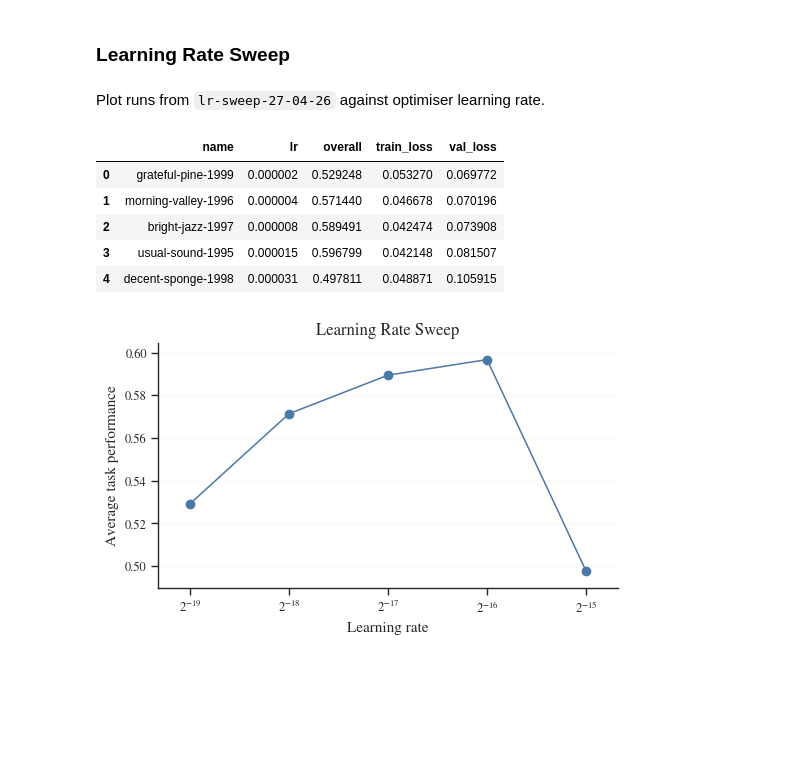
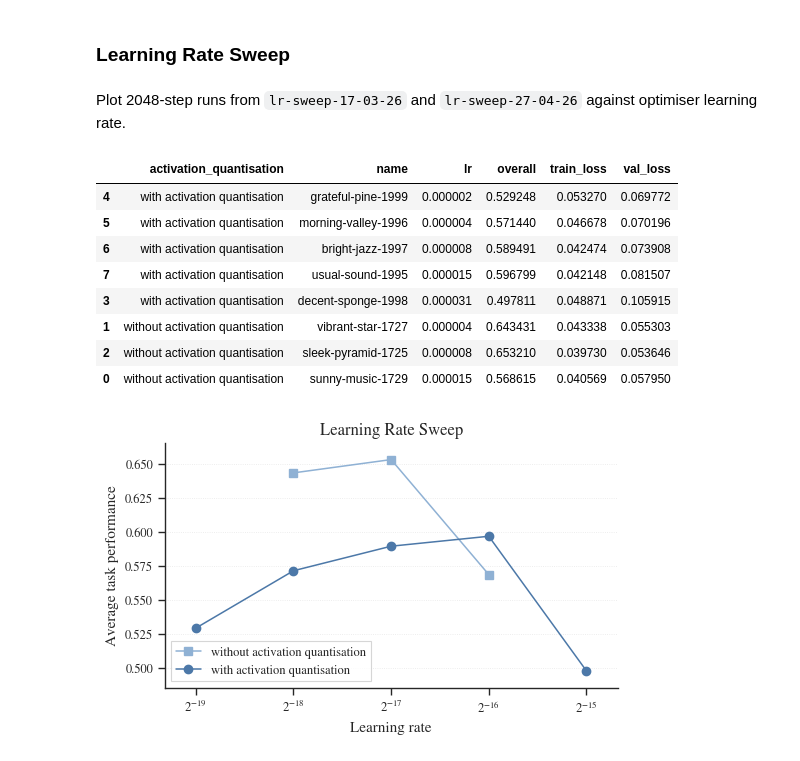
Before and after one commit to graphcore-research/llama-mobile-vlm, a Jupyter notebook: 20260415-PaperFigures.ipynb, the cells around one changed output. Cells and saved outputs as stored; diff of their text form; code cells hidden in the pictures; blank space fills up the shorter version.

Commit message:
Update lr plots

```diff
--- a/20260415-PaperFigures.ipynb
+++ b/20260415-PaperFigures.ipynb
@@ -644,48 +644,70 @@ plt.show()
 # %% [markdown]
 ### Learning Rate Sweep
 # %% [markdown]
-Plot runs from `lr-sweep-27-04-26` against optimiser learning rate.
+Plot 2048-step runs from `lr-sweep-17-03-26` and `lr-sweep-27-04-26` against optimiser learning rate.
 # %%
-lr_sweep_run = "lr-sweep-27-04-26"
+lr_sweep_runs = {
+    "without activation quantisation": "lr-sweep-17-03-26",
+    "with activation quantisation": "lr-sweep-27-04-26",
+}
+lr_styles = {
+    "without activation quantisation": {"color": COLORS["int_direct"], "marker": "s"},
+    "with activation quantisation": {"color": COLORS["int_qat"], "marker": "o"},
+}
 
-lr_df = runs_dataframe(api, lr_sweep_run).sort_values("lr").reset_index(drop=True)
-lr_ticks = lr_df["lr"].tolist()
+lr_df = pd.concat(
+    [
+        runs_dataframe(api, run_name)
+        .loc[lambda df: df["n_steps"] == 2048]
+        .assign(activation_quantisation=label)
+        for label, run_name in lr_sweep_runs.items()
+    ],
+    ignore_index=True,
+).sort_values(["activation_quantisation", "lr"])
+lr_ticks = sorted(lr_df["lr"].unique())
 lr_tick_labels = [rf"$2^{{{round(np.log2(lr))}}}$" for lr in lr_ticks]
 
-display(lr_df[["name", "lr", "overall", "train_loss", "val_loss"]])
+display(lr_df[["activation_quantisation", "name", "lr", "overall", "train_loss", "val_loss"]])
 # %% [output]
-|  | name | lr | overall | train_loss | val_loss |
-| 0 | grateful-pine-1999 | 0.000002 | 0.529248 | 0.053270 | 0.069772 |
-| 1 | morning-valley-1996 | 0.000004 | 0.571440 | 0.046678 | 0.070196 |
-| 2 | bright-jazz-1997 | 0.000008 | 0.589491 | 0.042474 | 0.073908 |
-| 3 | usual-sound-1995 | 0.000015 | 0.596799 | 0.042148 | 0.081507 |
-| 4 | decent-sponge-1998 | 0.000031 | 0.497811 | 0.048871 | 0.105915 |
+|  | activation_quantisation | name | lr | overall | train_loss | val_loss |
+| 4 | with activation quantisation | grateful-pine-1999 | 0.000002 | 0.529248 | 0.053270 | 0.069772 |
+| 5 | with activation quantisation | morning-valley-1996 | 0.000004 | 0.571440 | 0.046678 | 0.070196 |
+| 6 | with activation quantisation | bright-jazz-1997 | 0.000008 | 0.589491 | 0.042474 | 0.073908 |
+| 7 | with activation quantisation | usual-sound-1995 | 0.000015 | 0.596799 | 0.042148 | 0.081507 |
+| 3 | with activation quantisation | decent-sponge-1998 | 0.000031 | 0.497811 | 0.048871 | 0.105915 |
+| 1 | without activation quantisation | vibrant-star-1727 | 0.000004 | 0.643431 | 0.043338 | 0.055303 |
+| 2 | without activation quantisation | sleek-pyramid-1725 | 0.000008 | 0.653210 | 0.039730 | 0.053646 |
+| 0 | without activation quantisation | sunny-music-1729 | 0.000015 | 0.568615 | 0.040569 | 0.057950 |
 # %%
 figsize = (5.2, 3.2)
 fig, ax = plt.subplots(figsize=figsize, constrained_layout=True)
 
-ax.plot(
-    lr_df["lr"],
-    lr_df["overall"],
-    marker="o",
-    markersize=6,
-    color=COLORS["int_qat"],
-    linewidth=LINE_WIDTH,
-)
+for label, style in lr_styles.items():
+    plot_df = lr_df.loc[lr_df["activation_quantisation"] == label]
+    ax.plot(
+        plot_df["lr"],
+        plot_df["overall"],
+        marker=style["marker"],
+        markersize=6,
+        color=style["color"],
+        linewidth=LINE_WIDTH,
+        label=label,
+    )
 ax.set_xscale("log", base=2)
 ax.set(
     title="Learning Rate Sweep",
     xlabel="Learning rate",
     ylabel="Average task performance",
     xticks=lr_ticks,
     xticklabels=lr_tick_labels,
 )
 finish_axis(ax, x_margin=0.08)
+ax.legend(frameon=True, fancybox=False, edgecolor="0.8")
 
 save_figure(fig, "fig_lr_overall.pdf")
 plt.show()
 # %% [output]
-[figure, old version]
+[figure, new version]
 # %%
 loss_specs = [("train_loss", "Training loss"), ("val_loss", "Validation loss")]
 figsize = (6.8, 3.0)
```
Also changed, not shown: parts of 1 cell of this notebook.
